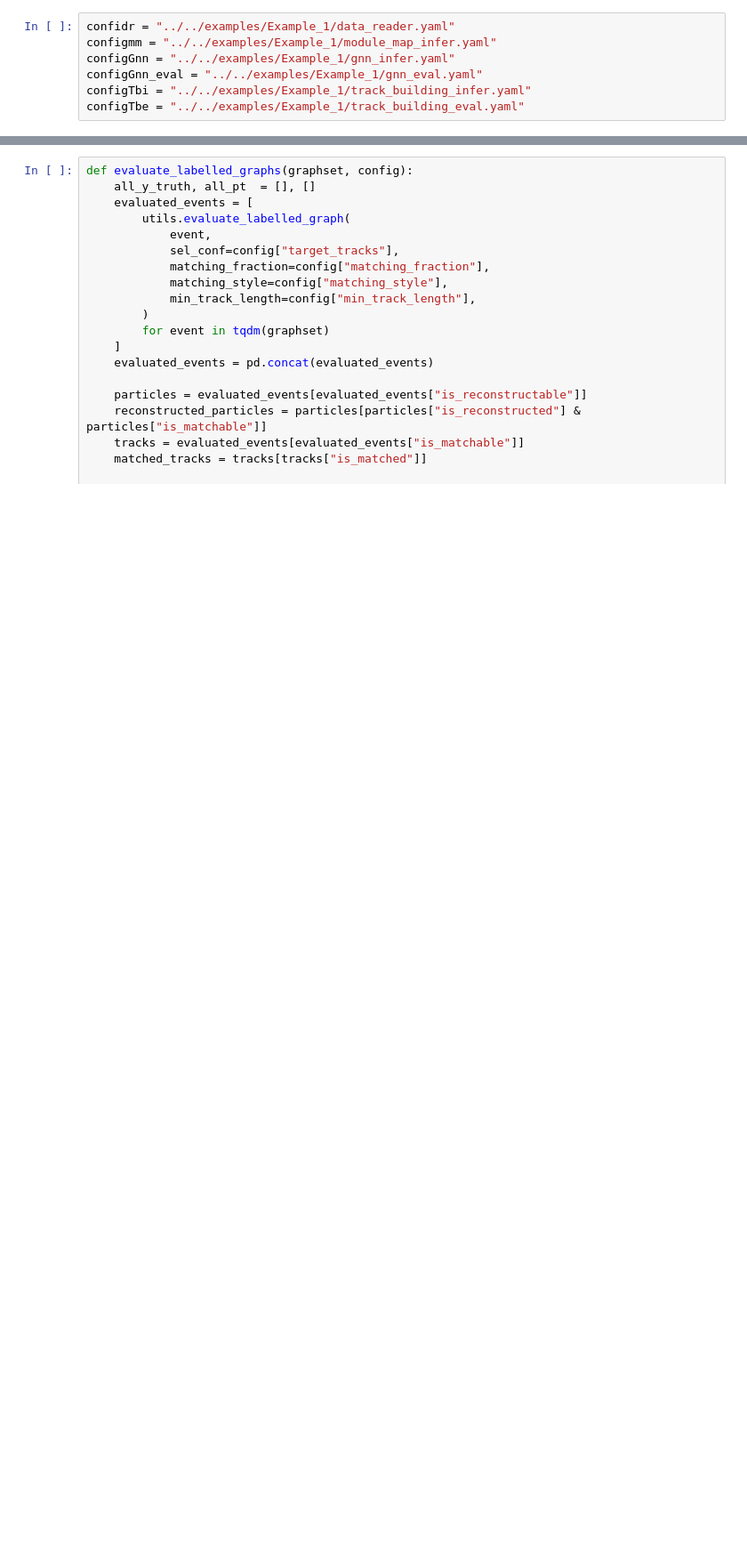
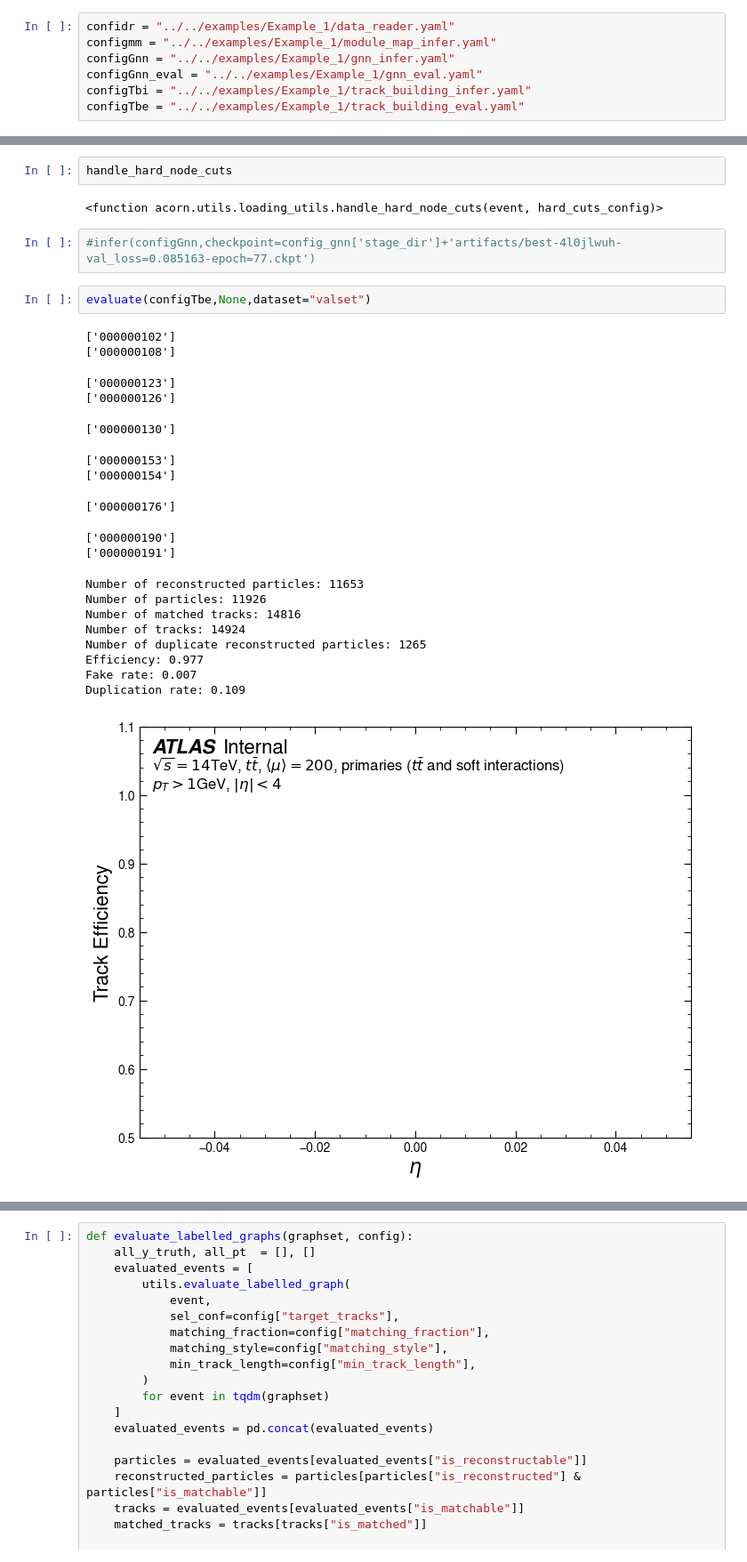
Before and after one commit to alinutzal/acorn, a Jupyter notebook: notebooks/inference/inf_Ex_1.ipynb, the cells around one changed output, grey strips where cells are left out. Shown: that part at 89% size. Cells and saved outputs as stored; diff of their text form; blank space fills up the shorter version.

```diff
--- a/notebooks/inference/inf_Ex_1.ipynb
+++ b/notebooks/inference/inf_Ex_1.ipynb
@@ -53,3 +106,31 @@ configTbe = "../../examples/Example_1/track_building_eval.yaml"
+# %%
+handle_hard_node_cuts
+# %% [output]
+<function acorn.utils.loading_utils.handle_hard_node_cuts(event, hard_cuts_config)>
+# %%
+#infer(configGnn,checkpoint=config_gnn['stage_dir']+'artifacts/best-4l0jlwuh-val_loss=0.085163-epoch=77.ckpt')
+# %%
+evaluate(configTbe,None,dataset="valset")
+# %% [output]
+['000000102']
+['000000108']
+['000000123']
+['000000126']
+['000000130']
+['000000153']
+['000000154']
+['000000176']
+['000000190']
+['000000191']
+Number of reconstructed particles: 11653
+Number of particles: 11926
+Number of matched tracks: 14816
+Number of tracks: 14924
+Number of duplicate reconstructed particles: 1265
+Efficiency: 0.977
+Fake rate: 0.007
+Duplication rate: 0.109
+[figure, added]
 # %%
 with open("../../examples/Example_1/module_map_infer.yaml", "r") as f:
     config_mm = yaml.load(f, Loader=yaml.FullLoader)
```
Also changed, not shown: parts of 17 cells of this notebook.
